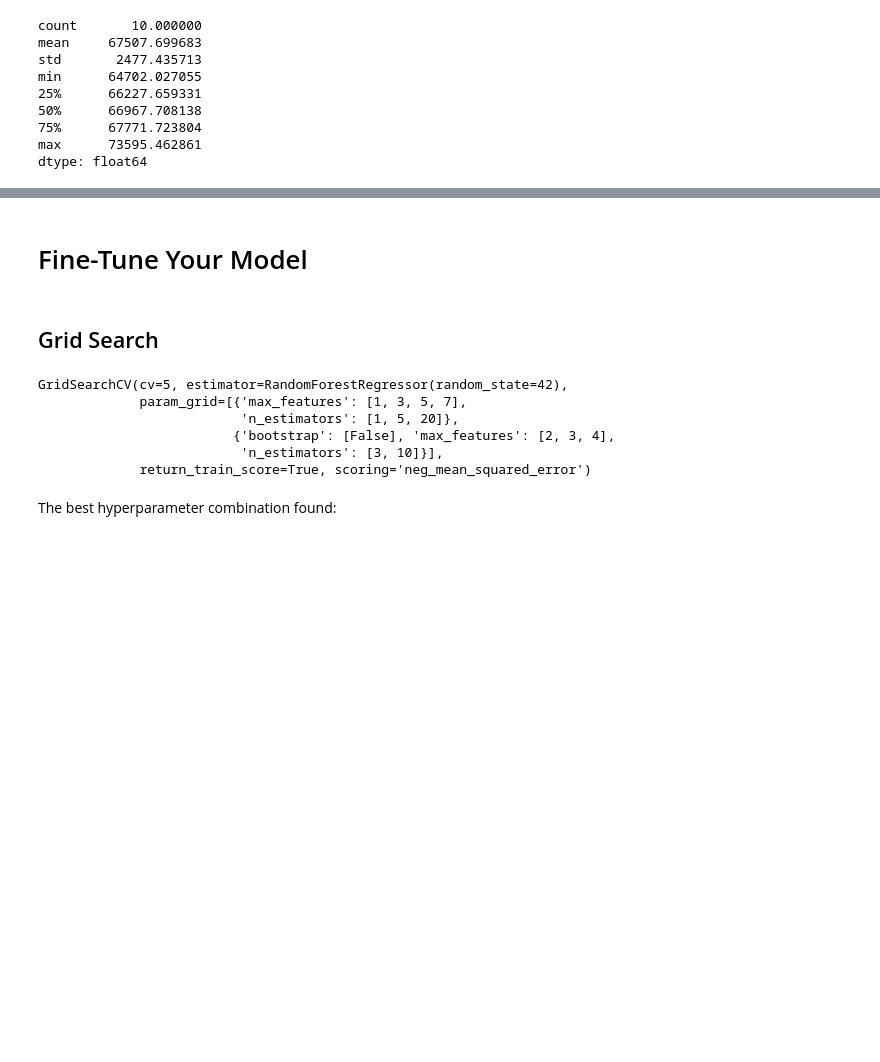
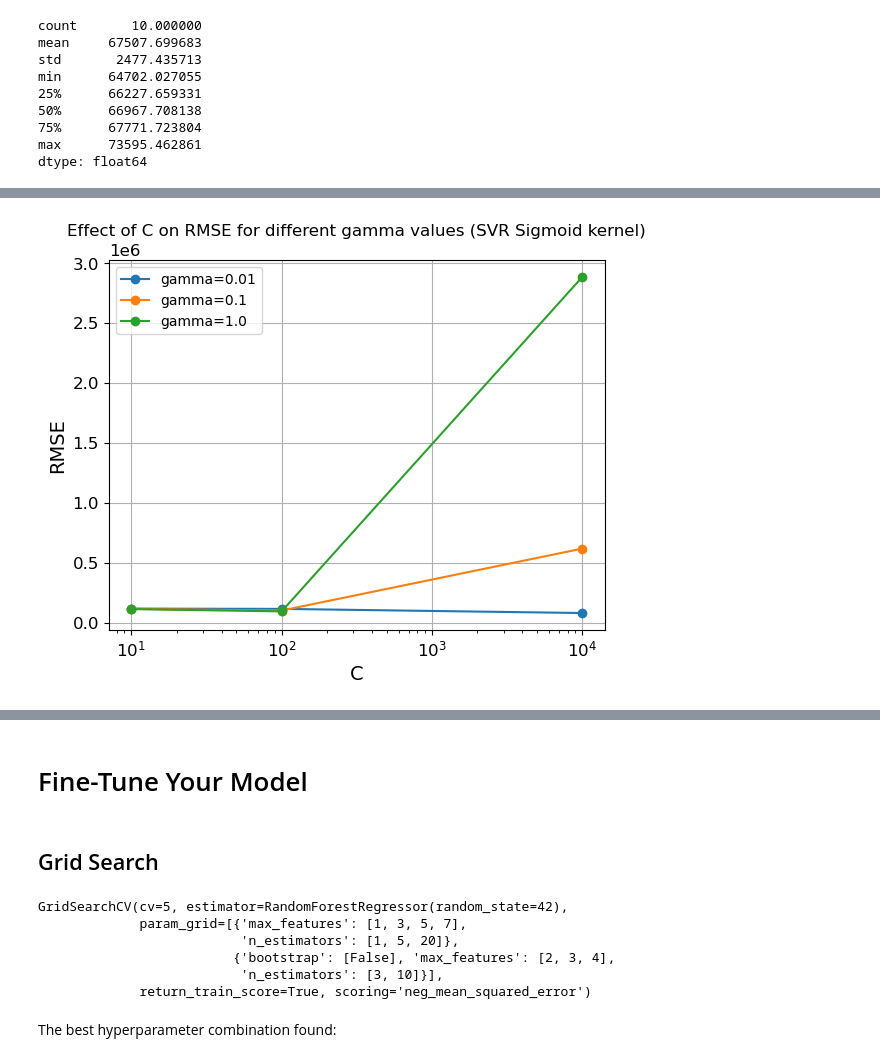
Before and after one commit to suka1901/handson-ml2, a Jupyter notebook: 02_end_to_end_machine_learning_project.ipynb, the cells around one changed output, grey strips where cells are left out. Cells and saved outputs as stored; diff of their text form; code cells hidden in the pictures; blank space fills up the shorter version.

```diff
--- a/02_end_to_end_machine_learning_project.ipynb
+++ b/02_end_to_end_machine_learning_project.ipynb
@@ -1333,0 +1466,85 @@ RMSE mean: 79812.06966344293
+# %%
+#Sigmoid kernel
+
+param_grid_sigmoid = {
+    'svr__C': [10, 100, 10000],
+    'svr__gamma': [0.01, 0.1, 1]
+}
+sigmoid_svr = make_svr_pipeline(kernel='sigmoid')
+grid_sigmoid = GridSearchCV(sigmoid_svr, param_grid_sigmoid,
+                            scoring="neg_mean_squared_error", cv=5, n_jobs=-1)
+grid_sigmoid.fit(housing_prepared, housing_labels)
+sigmoid_best_rmse = np.sqrt(-grid_sigmoid.best_score_)
+print("\nSIGMOID SVR (best params):", grid_sigmoid.best_params_)
+print("RMSE mean:", sigmoid_best_rmse)
+
+sig_scores = cross_val_score(
+    sigmoid_svr, housing_prepared, housing_labels,
+    scoring="neg_mean_squared_error", cv=10
+)
+pd.Series(np.sqrt(-sig_scores)).describe()
+pd.Series(grid_sigmoid).describe()
+
+
+# Convert grid search results to a DataFrame
+results_df = pd.DataFrame(grid_sigmoid.cv_results_)
+
+# Add RMSE column
+results_df['RMSE'] = np.sqrt(-results_df['mean_test_score'])
+
+# Select the needed columns
+print(results_df[['param_svr__C', 'param_svr__gamma', 'mean_test_score', 'RMSE']])
+
+import matplotlib.pyplot as plt
+
+for gamma_value in results_df['param_svr__gamma'].unique():
+    subset = results_df[results_df['param_svr__gamma'] == gamma_value]
+    plt.plot(subset['param_svr__C'], subset['RMSE'], marker='o', label=f'gamma={gamma_value}')
+
+plt.xscale('log')  # C varies exponentially
+plt.xlabel('C')
+plt.ylabel('RMSE')
+plt.title('Effect of C on RMSE for different gamma values (SVR Sigmoid kernel)')
+plt.legend()
+plt.grid(True)
+plt.show()
+
+# Put your grid search results into a DataFrame
+results_df = pd.DataFrame(grid_sigmoid.cv_results_)
+
+# Compute RMSE
+results_df['RMSE'] = np.sqrt(-results_df['mean_test_score'])
+
+pivot = results_df.pivot(index='param_svr__C',
+                         columns='param_svr__gamma',
+                         values='RMSE')
+import matplotlib.pyplot as plt
+
+fig, ax = plt.subplots(figsize=(6,4))
+
+# Show the heatmap
+cax = ax.imshow(pivot.values, cmap='coolwarm', aspect='auto', origin='lower')
+
+# Set the ticks to the actual C and gamma values
+ax.set_xticks(np.arange(len(pivot.columns)))
+ax.set_yticks(np.arange(len(pivot.index)))
+ax.set_xticklabels(pivot.columns)
+ax.set_yticklabels(pivot.index)
+
+# Add labels
+ax.set_xlabel('gamma')
+ax.set_ylabel('C')
+ax.set_title('RMSE across C and gamma (Sigmoid kernel)')
+
+# Add colour bar
+fig.colorbar(cax, ax=ax, label='RMSE')
+
+# Optional: annotate values
+for i in range(len(pivot.index)):
+    for j in range(len(pivot.columns)):
+        ax.text(j, i, f"{pivot.values[i, j]:.0f}",
+                ha='center', va='center', color='black')
+
+plt.tight_layout()
+plt.show()
+# %% [output]
@@ -1333,0 +1563 @@ RMSE mean: 79812.06966344293
+[figure, added]
```
Also changed, not shown: parts of 28 cells of this notebook, 1 other file.
